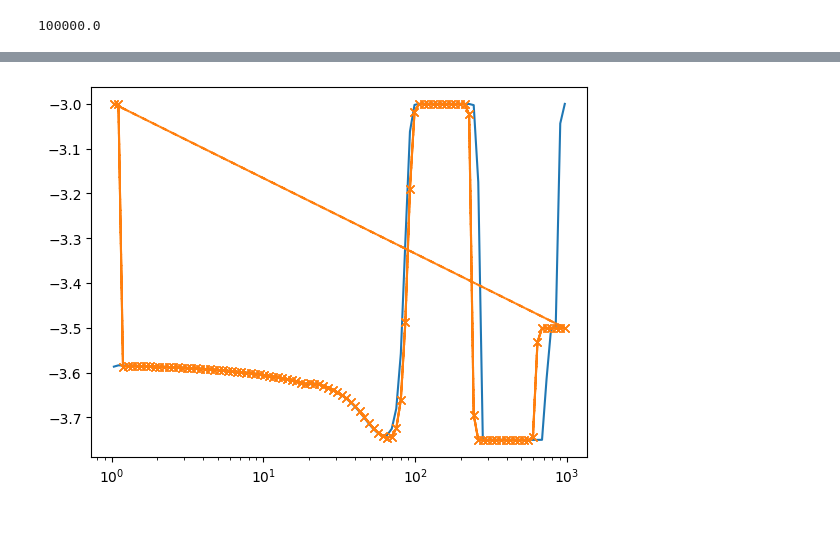
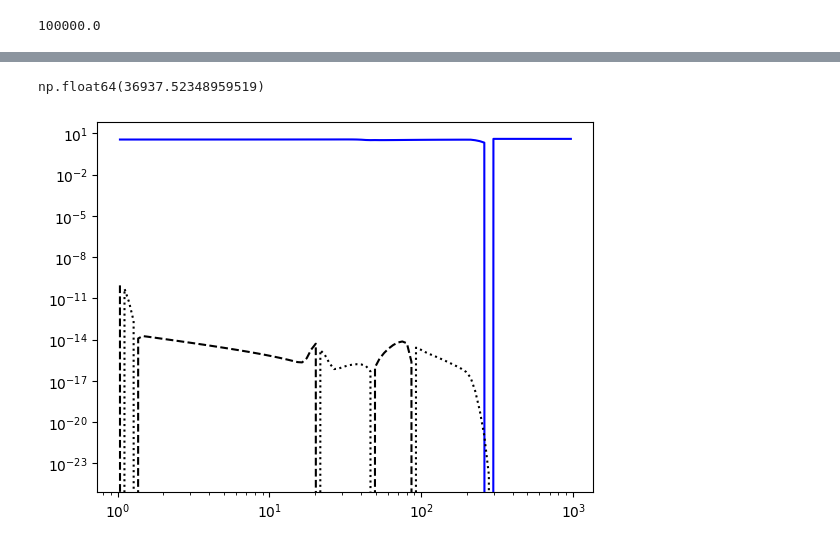
Before and after one commit to NIcolas-Kaufmann/planete_tripodf, a Jupyter notebook: tripodpy_test_sim.ipynb, the cells around one changed output, grey strips where cells are left out. Drawn from its saved outputs; the diff is of its cells as text; code cells hidden in the pictures.

Commit message:
full match of the results with a static_gas_disk need to implement shrinking term maybe look at the ts calculation again but otherwise read to be integrated into planete

```diff
--- a/tripodpy_test_sim.ipynb
+++ b/tripodpy_test_sim.ipynb
@@ -8,3 +8,11 @@ import dustpy.constants as c
 sim = Simulation()
 # %%
 sim.initialize()
+# %%
+list_t = []
+list_ts = []
+def updater_t(sim):
+    list_t.append(sim.t)
+    list_ts.append(sim.t.prevstepsize)
+
+sim.star.M.updater = updater_t
@@ -27,6 +56,7 @@ sim.dust.D[:4,2]
 # %% [output]
 [0.00000000e+00 4.42816271e+13 4.74486183e+13 5.08421105e+13]
 # %%
+sim.t.snapshots = [36937.52348959519*c.year]#,1e5*c.year]
 sim.t.snapshots = [1e5*c.year]
 sim.gas.nu = 0e0
 sim.gas.nu.updater = None
@@ -81,6 +119,6 @@ sim.dust.s.min
 # %%
 import pandas as pd
 
-df = pd.read_csv("tri.outputdat", sep=r"\s+", header=None)
+df = pd.read_csv("tri_0080.outputdat", sep=r"\s+", header=None)
 
 df2 = pd.read_csv("tri_0093.outputdat", sep=r"\s+", header=None)
@@ -135,7 +202,17 @@ plt.loglog(df2[1]/c.au,df2[3],"x--")
+# %%
+df[6][0]/c.year
+# %% [output]
+np.float64(36937.52348959519)
 # %%
 plt.figure()
-plt.plot(sim.grid.r/c.au,sim.dust.q.eff[:])
-plt.plot(df2[1]/c.au,df2[5],"x--")
+#plt.plot(sim.grid.r/c.au,sim.dust.s.sdot_coag[:],"-+")
+
+plt.plot(df2[1]/c.au,-df[4],"r--")
+plt.plot(df2[1]/c.au,-df[5],"b")
+plt.plot(sim.grid.r/c.au,sim.dust.S.coag[:,1],"k:")
+plt.plot(sim.grid.r/c.au,sim.dust.S.coag[:,0],"k--")
 plt.xscale("log")
+plt.yscale("log")
+#plt.ylim(1e-4,1e0)
 # %% [output]
-[figure, old version]
+[figure, new version]
```
Also changed, not shown: parts of 20 cells of this notebook, 2 other files.
